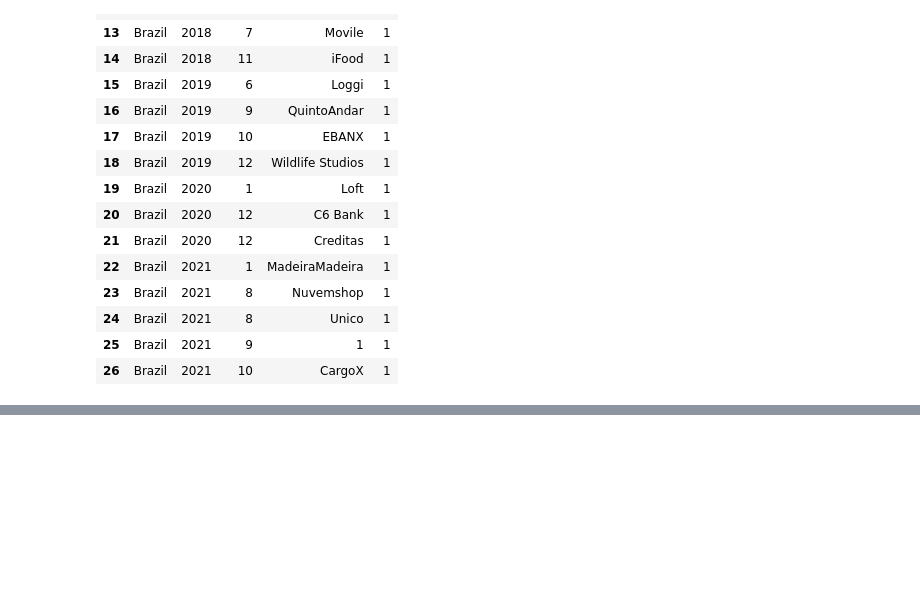
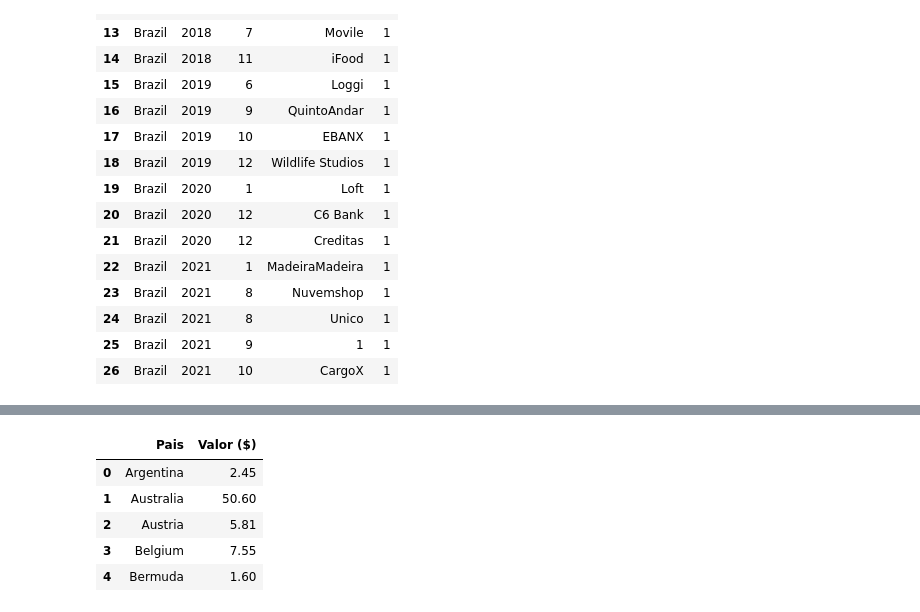
Before and after one commit to manoeljr/python-para-analise-de-dados, a Jupyter notebook: Projeto_unicornios.ipynb, the cells around one changed output, grey strips where cells are left out. Drawn from its saved outputs; the diff is of its cells as text; code cells hidden in the pictures; blank space fills up the shorter version.

```diff
--- a/Projeto_unicornios.ipynb
+++ b/Projeto_unicornios.ipynb
@@ -216,0 +219,9 @@ base_dados.head()
+# %%
+analise_pais.head()
+# %% [output]
+|  | Pais | Valor ($) |
+| 0 | Argentina | 2.45 |
+| 1 | Australia | 50.60 |
+| 2 | Austria | 5.81 |
+| 3 | Belgium | 7.55 |
+| 4 | Bermuda | 1.60 |
```
Also changed, not shown: parts of 2 cells of this notebook.
